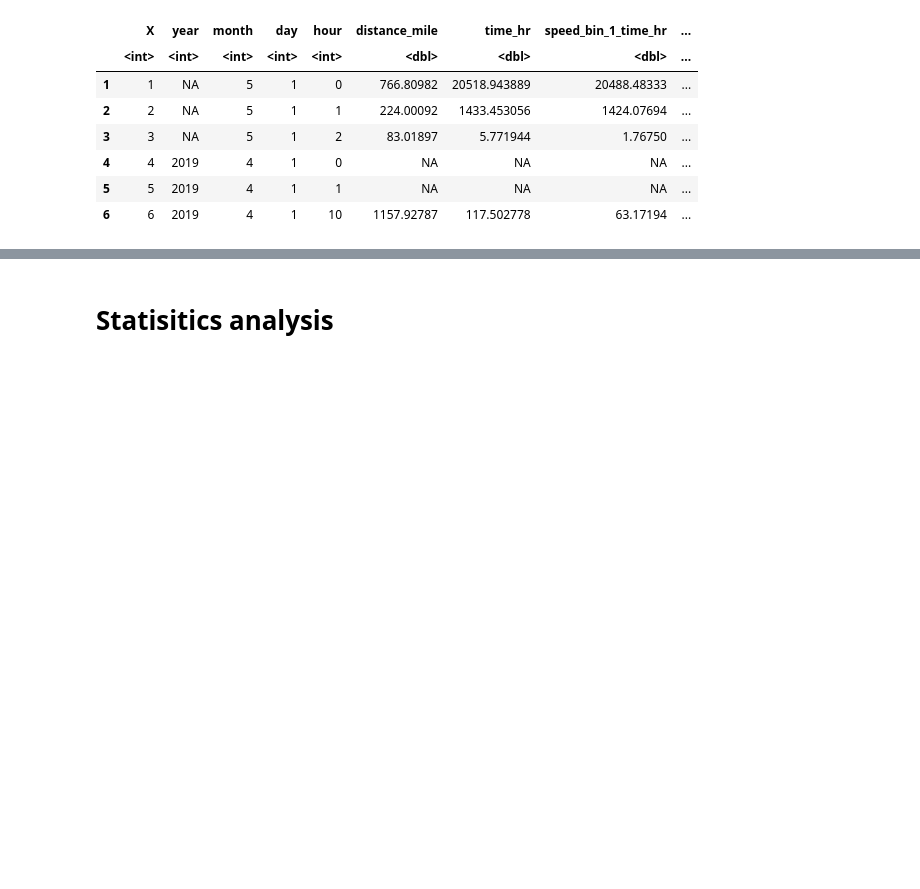
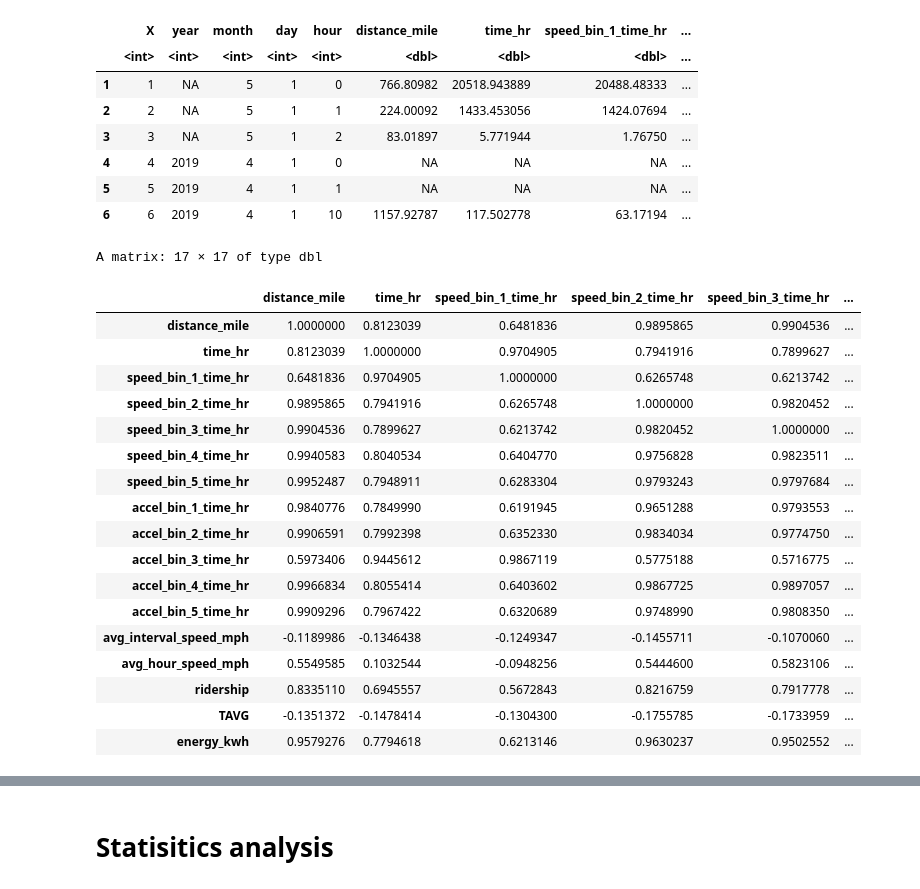
Before and after one commit to narslab/treem, a Jupyter notebook: bin/jupyter/energy-system-model-estimation.ipynb, the cells around one changed output, grey strips where cells are left out. Drawn from its saved outputs; the diff is of its cells as text; code cells hidden in the pictures; blank space fills up the shorter version.

```diff
--- a/bin/jupyter/energy-system-model-estimation.ipynb
+++ b/bin/jupyter/energy-system-model-estimation.ipynb
@@ -38,0 +53,22 @@ df = df1
+# %%
+matrix
+# %% [output]
+A matrix: 17 × 17 of type dbl
+|  | distance_mile | time_hr | speed_bin_1_time_hr | speed_bin_2_time_hr | speed_bin_3_time_hr | ... |
+| distance_mile | 1.0000000 | 0.8123039 | 0.6481836 | 0.9895865 | 0.9904536 | ... |
+| time_hr | 0.8123039 | 1.0000000 | 0.9704905 | 0.7941916 | 0.7899627 | ... |
+| speed_bin_1_time_hr | 0.6481836 | 0.9704905 | 1.0000000 | 0.6265748 | 0.6213742 | ... |
+| speed_bin_2_time_hr | 0.9895865 | 0.7941916 | 0.6265748 | 1.0000000 | 0.9820452 | ... |
+| speed_bin_3_time_hr | 0.9904536 | 0.7899627 | 0.6213742 | 0.9820452 | 1.0000000 | ... |
+| speed_bin_4_time_hr | 0.9940583 | 0.8040534 | 0.6404770 | 0.9756828 | 0.9823511 | ... |
+| speed_bin_5_time_hr | 0.9952487 | 0.7948911 | 0.6283304 | 0.9793243 | 0.9797684 | ... |
+| accel_bin_1_time_hr | 0.9840776 | 0.7849990 | 0.6191945 | 0.9651288 | 0.9793553 | ... |
+| accel_bin_2_time_hr | 0.9906591 | 0.7992398 | 0.6352330 | 0.9834034 | 0.9774750 | ... |
+| accel_bin_3_time_hr | 0.5973406 | 0.9445612 | 0.9867119 | 0.5775188 | 0.5716775 | ... |
+| accel_bin_4_time_hr | 0.9966834 | 0.8055414 | 0.6403602 | 0.9867725 | 0.9897057 | ... |
+| accel_bin_5_time_hr | 0.9909296 | 0.7967422 | 0.6320689 | 0.9748990 | 0.9808350 | ... |
+| avg_interval_speed_mph | -0.1189986 | -0.1346438 | -0.1249347 | -0.1455711 | -0.1070060 | ... |
+| avg_hour_speed_mph | 0.5549585 | 0.1032544 | -0.0948256 | 0.5444600 | 0.5823106 | ... |
+| ridership | 0.8335110 | 0.6945557 | 0.5672843 | 0.8216759 | 0.7917778 | ... |
+| TAVG | -0.1351372 | -0.1478414 | -0.1304300 | -0.1755785 | -0.1733959 | ... |
+| energy_kwh | 0.9579276 | 0.7794618 | 0.6213146 | 0.9630237 | 0.9502552 | ... |
```
Also changed, not shown: parts of 32 cells of this notebook, 7 other files.
